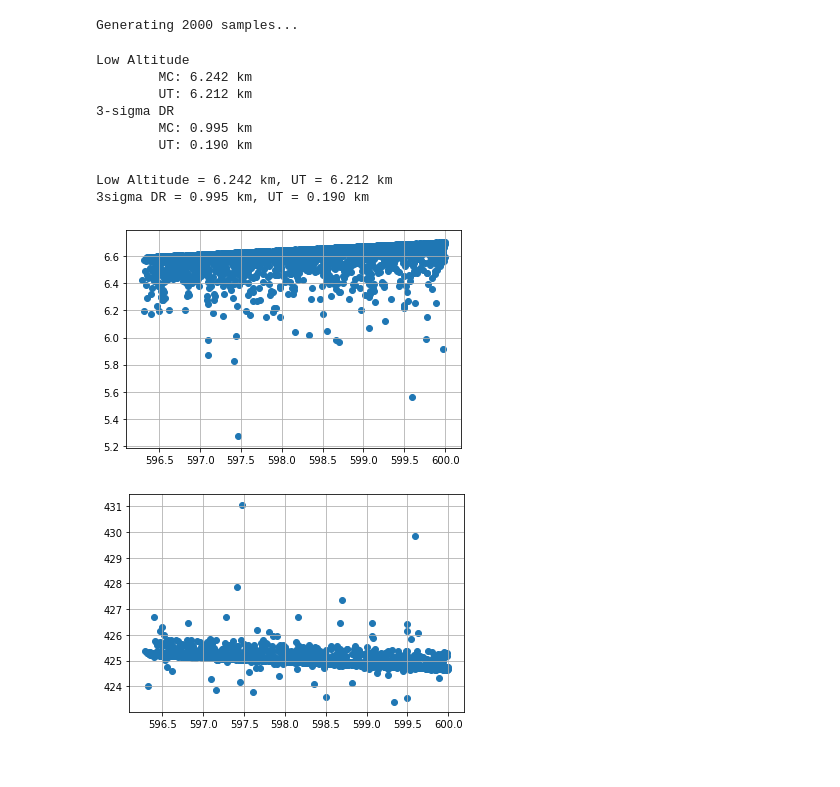
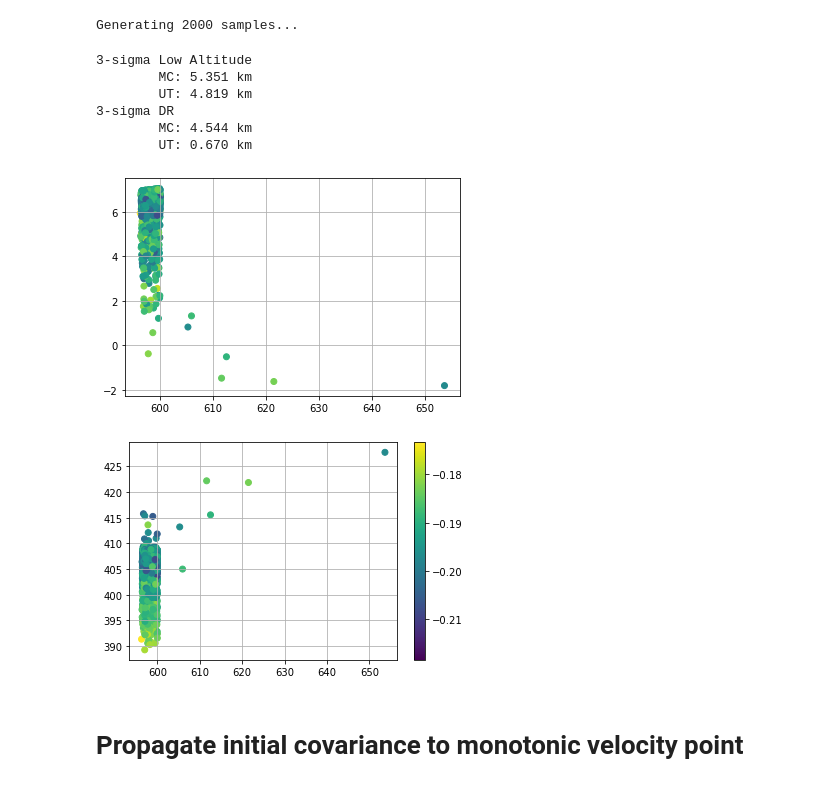
Before and after one commit to CDNoyes/EDL-Py, a Jupyter notebook: DDPMonteCarlo.ipynb, the cells around one changed output. Drawn from its saved outputs; the diff is of its cells as text; code cells hidden in the pictures.

```diff
--- a/DDPMonteCarlo.ipynb
+++ b/DDPMonteCarlo.ipynb
@@ -29,0 +220,5 @@ np.set_printoptions(suppress=True, precision=3)
+# %%
+# data = loadmat(os.path.join("E:\\Documents\\GitHub\\Research\\Matlab",'Beta5.mat'))
+data = loadmat(os.path.join('E:\\Documents\\GitHub\\Research\\Matlab\\iLQR\\solutions\\beta_sweep','Beta5.mat'))
+
+sol = MonteCarlo(data, 1000, debug=True)
@@ -30,6 +321,8 @@ np.set_printoptions(suppress=True, precision=3)
 # %%
-mdir = "E:\Documents\GitHub\Research\Matlab\iLQR"
-fname = "RobustTestSolution.mat"
+mdir = "E:\Documents\GitHub\Research\Matlab"
+fname = 'Beta8.mat'
+# mdir = 'E:\\Documents\\GitHub\\Research\\Matlab\iLQR\solutions\\'
+# fname = "Robust31.mat"  # numbers indicate weights wh and ws
 # fname = "FixedGainTestSolution.mat"
 
 data = loadmat(os.path.join(mdir,fname))
@@ -137,25 +377,22 @@ vehicle = lambda CD,CL: ConstantAeroEV(1.46, 0.35, CD=CD, CL=CL)
 Generating 2000 samples...
 # %%
 # mc._run(X0, stepsize=0.25, Ef=150000, time_constant=0, debug=0, edl_kwargs={'Longitudinal': True, 'VehicleModel': vehicle})
-# mc._run(X0, stepsize=[5, 0.1, 1], Ef=150000, time_constant=0, debug=0, edl_kwargs={'Longitudinal': True, 'VehicleModel': vehicle})
+mc._run(X0, stepsize=[5, 0.1, 1], Ef=100000, time_constant=0, debug=0, edl_kwargs={'Longitudinal': True, 'VehicleModel': vehicle})
 
 mean = np.mean(mc.xf, axis=0)
 std = np.std(mc.xf, axis=0)
 std_ut = data['ut'][0][0][-1][0] # mean alt, low alt, 3*dr
 
-print("Low Altitude\n\tMC: {:.3f} km\n\tUT: {:.3f} km".format(mean[0]/1000-3396.2-3*std[0]/1000, std_ut[1]))
+print("3-sigma Low Altitude\n\tMC: {:.3f} km\n\tUT: {:.3f} km".format(mean[0]/1000-3396.2-3*std[0]/1000, std_ut[1]))
 print("3-sigma DR\n\tMC: {:.3f} km\n\tUT: {:.3f} km".format(3*std[1]/1000, std_ut[2]))
 # %% [output]
-Low Altitude
-        MC: 6.242 km
-        UT: 6.212 km
+3-sigma Low Altitude
+        MC: 5.351 km
+        UT: 4.819 km
 3-sigma DR
-        MC: 0.995 km
-        UT: 0.190 km
+        MC: 4.544 km
+        UT: 0.670 km
 # %%
-
-
-
 mc.xf.shape  # N x n
 
 if 0: # Set X0 to unscented above to debug
@@ -174,36 +411,37 @@ if 0: # Set X0 to unscented above to debug
     plt.grid(1)
     plt.figure(669, figsize=(10,10))
     for traj in mc.mc:
         plt.plot(traj.T[2], traj.T[1]/1000)
 
     plt.plot(vu, xu[2*k:3*k].T, 'k--')
 
     plt.grid(1)
     plt.figure(668, figsize=(10,10))
     for traj, control in zip(mc.mc, mc.mcu):
         plt.plot(traj.T[2], control)
 
     plt.plot(vu, uu, 'k--')
     plt.grid(1)
 
 #     plt.figure(667, figsize=(10,10))
 #     for traj, aero in zip(mc.mc, mc.mca):
 #         plt.plot(traj.T[2], aero)
 
 #     # plt.plot(vu, xu[:k].T/1000, 'k--')
 #     plt.plot(v, xr[0].T, 'k')
 #     plt.grid(1)
 
 xf = mc.xf.T
 plt.figure()
-plt.scatter(xf[2], xf[0]/1000-3396.2)
+plt.scatter(xf[2], xf[0]/1000-3396.2, c=x0[3])
 plt.grid(1)
 
 plt.figure()
-plt.scatter(xf[2], xf[1]/1000)
+plt.scatter(xf[2], xf[1]/1000, c=x0[3])
+plt.colorbar()
 plt.grid(1)
 # %% [output]
-Low Altitude = 6.242 km, UT = 6.212 km
-3sigma DR = 0.995 km, UT = 0.190 km
-[figure, old version]
+[figure, new version]
-[figure, old version]
+[figure, new version]
+# %% [markdown]
+# Propagate initial covariance to monotonic velocity point
```
Also changed, not shown: parts of 20 cells of this notebook.
